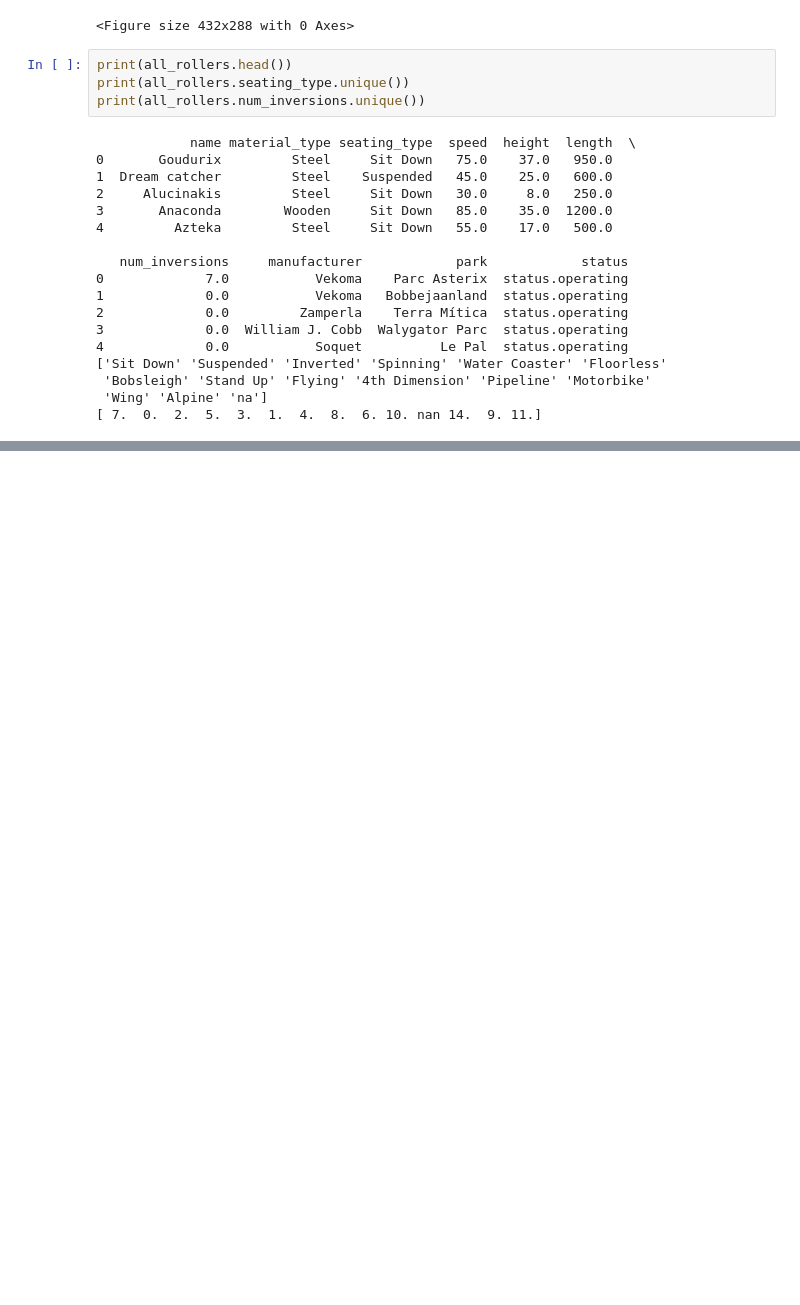
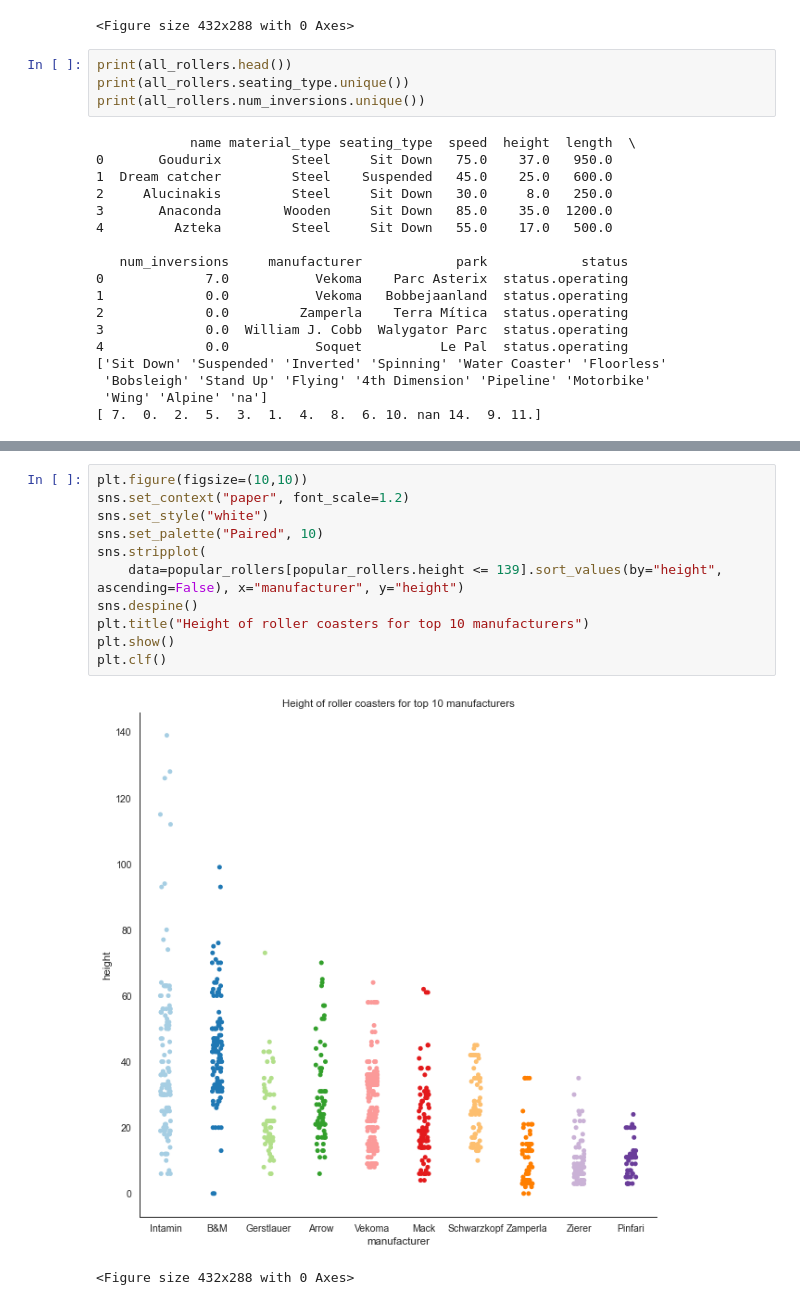
Before and after one commit to gesaretto/notebooks, a Jupyter notebook: data_science_and_visualization/roller_coasters/roller_coasters_analysis.ipynb, the cells around one changed output, grey strips where cells are left out. Saved outputs shown, nothing was run; the diff lists cells and outputs as text; blank space fills up the shorter version.

```diff
--- a/data_science_and_visualization/roller_coasters/roller_coasters_analysis.ipynb
+++ b/data_science_and_visualization/roller_coasters/roller_coasters_analysis.ipynb
@@ -311,0 +356,14 @@ Name: name, dtype: int64
+# %%
+plt.figure(figsize=(10,10))
+sns.set_context("paper", font_scale=1.2)
+sns.set_style("white")
+sns.set_palette("Paired", 10)
+sns.stripplot(
+    data=popular_rollers[popular_rollers.height <= 139].sort_values(by="height", ascending=False), x="manufacturer", y="height")
+sns.despine()
+plt.title("Height of roller coasters for top 10 manufacturers")
+plt.show()
+plt.clf()
+# %% [output]
+[figure, added]
+<Figure size 432x288 with 0 Axes>
```
Also changed, not shown: parts of 6 cells of this notebook.
